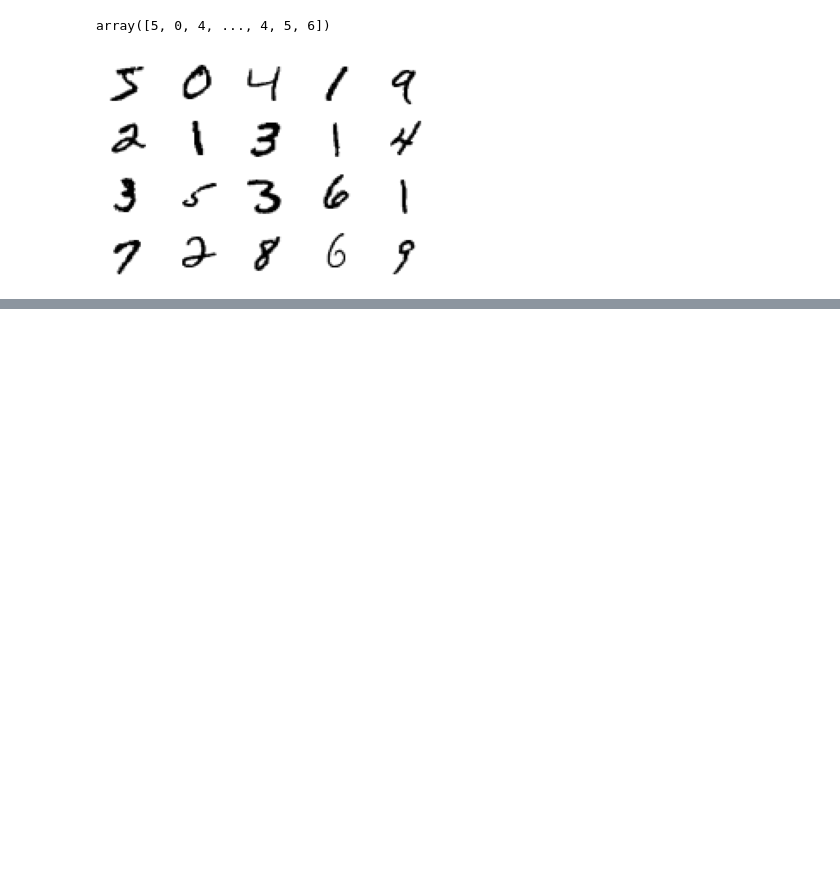
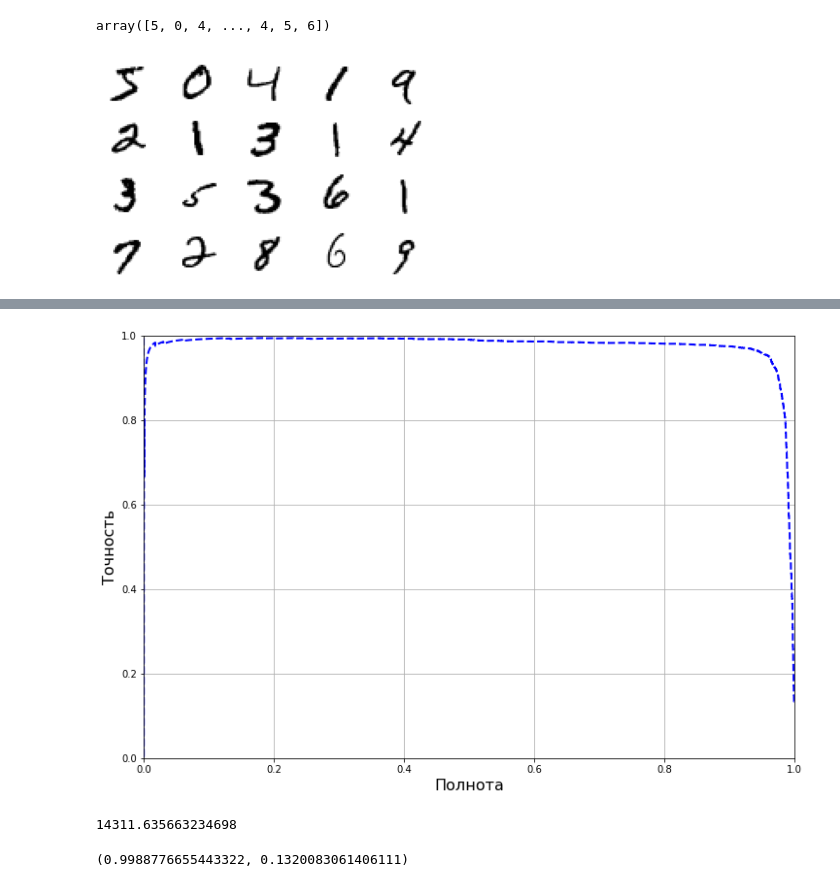
Before and after one commit to Lpshkn/Tutors, a Jupyter notebook: Practice/MNIST/MNIST digits classification.ipynb, the cells around one changed output, grey strips where cells are left out. Drawn from its saved outputs; the diff is of its cells as text; code cells hidden in the pictures; blank space fills up the shorter version.

```diff
--- a/Practice/MNIST/MNIST digits classification.ipynb
+++ b/Practice/MNIST/MNIST digits classification.ipynb
@@ -54,3 +54,6 @@ def draw_image(images, images_per_row=5):
 draw_image(X[:20])
 # %% [output]
 [figure]
+# %%
+X_train, y_train = X[:60000], y[:60000]
+X_test, y_test = X[60000:], y[60000:]
@@ -56,0 +184,20 @@ draw_image(X[:20])
+# %%
+plt.figure(figsize=(12, 8))
+plt.plot(recalls, precisions, "b--", linewidth=2)
+plt.xlabel("Полнота", fontsize=16)
+plt.ylabel("Точность", fontsize=16)
+plt.grid(True)
+plt.axis([0, 1, 0, 1])
+plt.show()
+# %% [output]
+[figure, added]
+# %%
+threshold = thresholds[np.argmax(precisions >= 0.99)]
+threshold
+# %% [output]
+14311.635663234698
+# %%
+y_train_pred_99 = (clf.decision_function(X_train) > threshold).astype(int)
+precision_score(y_train_1, y_train_pred_99), recall_score(y_train_1, y_train_pred_99)
+# %% [output]
+(0.9988776655443322, 0.1320083061406111)
```
Also changed, not shown: parts of 36 cells of this notebook, 1 other file.
